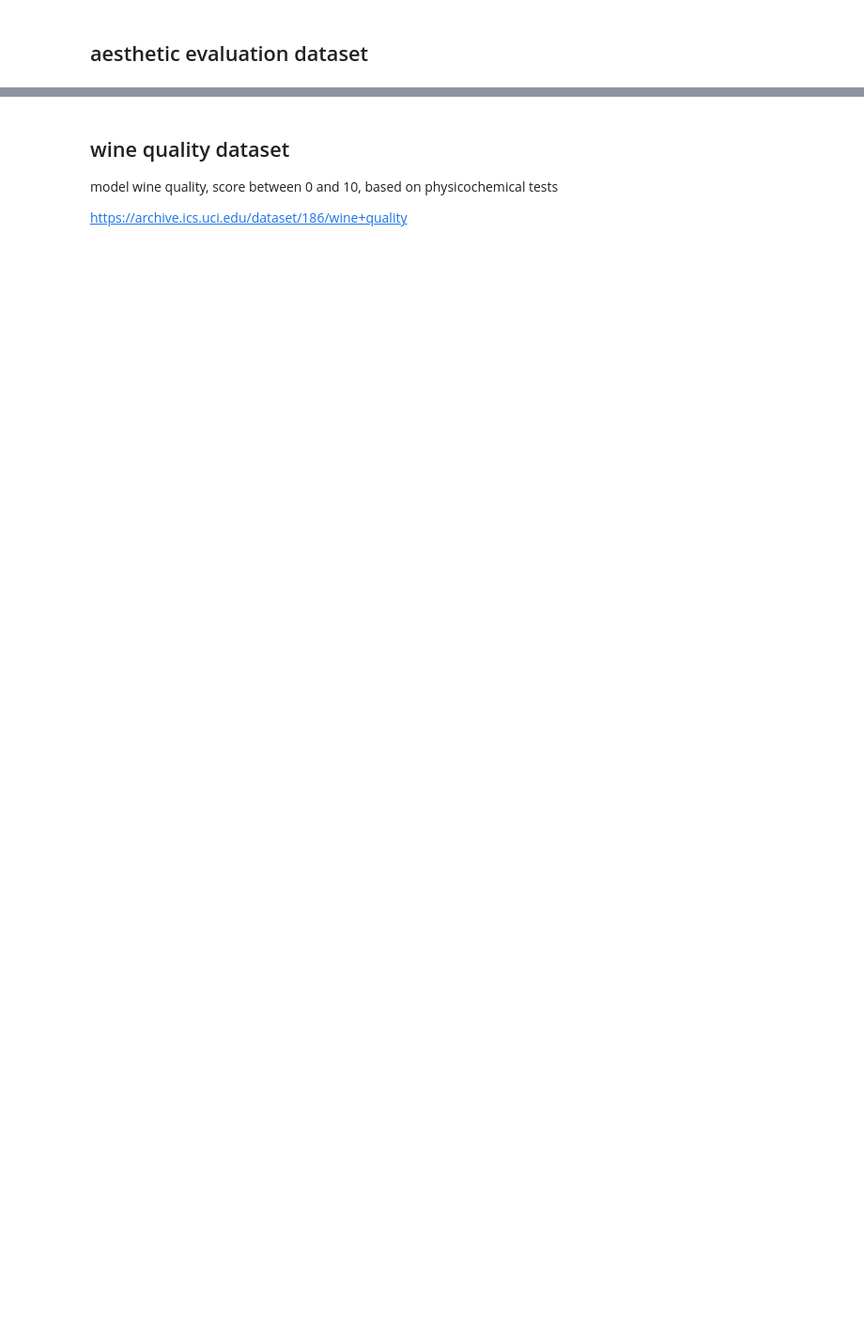
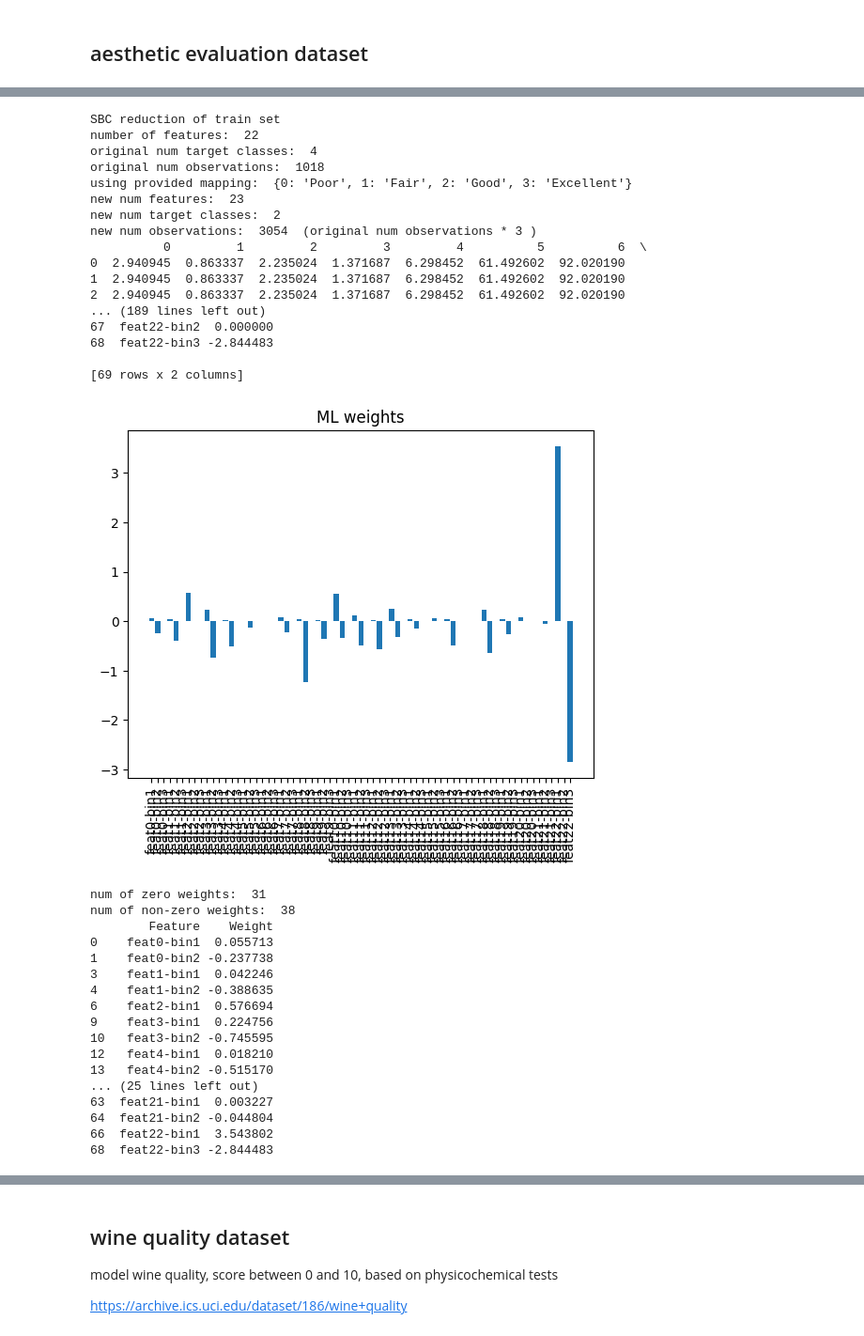
Before and after one commit to mafits/opt-ordinal-scorecards, a Jupyter notebook: test_ordinal.ipynb, the cells around one changed output, grey strips where cells are left out. Shown at 94% size. Cells and saved outputs as stored; diff of their text form; code cells hidden in the pictures; blank space fills up the shorter version.

```diff
--- a/test_ordinal.ipynb
+++ b/test_ordinal.ipynb
@@ -41,16 +63,52 @@ mapping = {0: 'Poor', 1: 'Fair', 2: 'Good', 3: 'Excellent'}
 # %%
 start_time = time.time()
 
 scorecard = Scorecard()
 caim_1ook_ml_model, caim_1ook_ml_weights = scorecard.fit(aesthetic_evaluation_X, aesthetic_evaluation_y, categorical_columns,
                 thresholds_method='CAIM',
                 encoding_method='1_OUT_OF_K',
                 model_method='ML',
                 use_sbc=True,
                 mapping=mapping)
 
 #scorecard.cross_val_score()
-mse, caim_accuracy, auc = scorecard.evaluate()
+mse, caim_accuracy = scorecard.evaluate()
 
 end_time = time.time()
 print(f"Execution time: {end_time - start_time} seconds")
+# %% [output]
+SBC reduction of train set
+number of features:  22
+original num target classes:  4
+original num observations:  1018
+using provided mapping:  {0: 'Poor', 1: 'Fair', 2: 'Good', 3: 'Excellent'}
+new num features:  23
+new num target classes:  2
+new num observations:  3054  (original num observations * 3 )
+          0         1         2         3         4          5          6  \
+0  2.940945  0.863337  2.235024  1.371687  6.298452  61.492602  92.020190
+1  2.940945  0.863337  2.235024  1.371687  6.298452  61.492602  92.020190
+2  2.940945  0.863337  2.235024  1.371687  6.298452  61.492602  92.020190
+... (189 lines left out)
+67  feat22-bin2  0.000000
+68  feat22-bin3 -2.844483
+
+[69 rows x 2 columns]
+[figure, added]
+num of zero weights:  31
+num of non-zero weights:  38
+        Feature    Weight
+0    feat0-bin1  0.055713
+1    feat0-bin2 -0.237738
+3    feat1-bin1  0.042246
+4    feat1-bin2 -0.388635
+6    feat2-bin1  0.576694
+9    feat3-bin1  0.224756
+10   feat3-bin2 -0.745595
+12   feat4-bin1  0.018210
+13   feat4-bin2 -0.515170
+... (25 lines left out)
+63  feat21-bin1  0.003227
+64  feat21-bin2 -0.044804
+66  feat22-bin1  3.543802
+68  feat22-bin3 -2.844483
```
Also changed, not shown: parts of 23 cells of this notebook, 5 other files.
